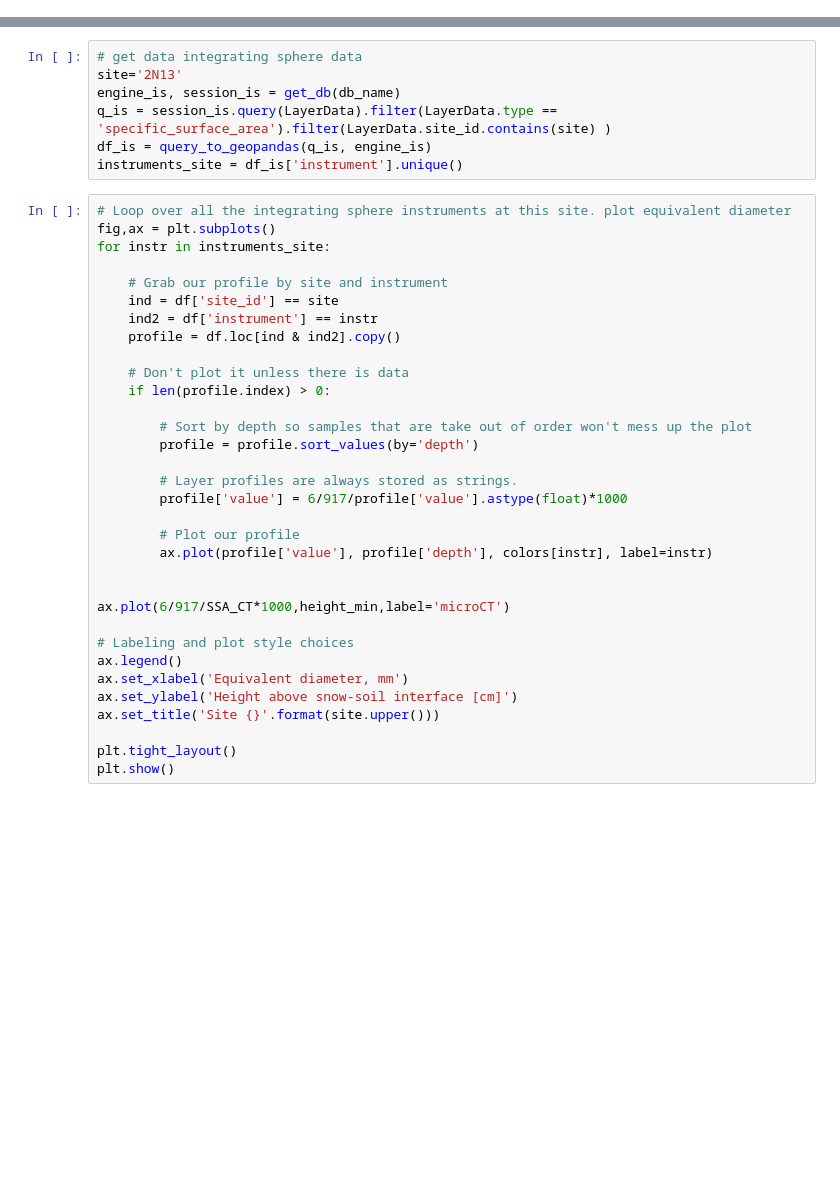
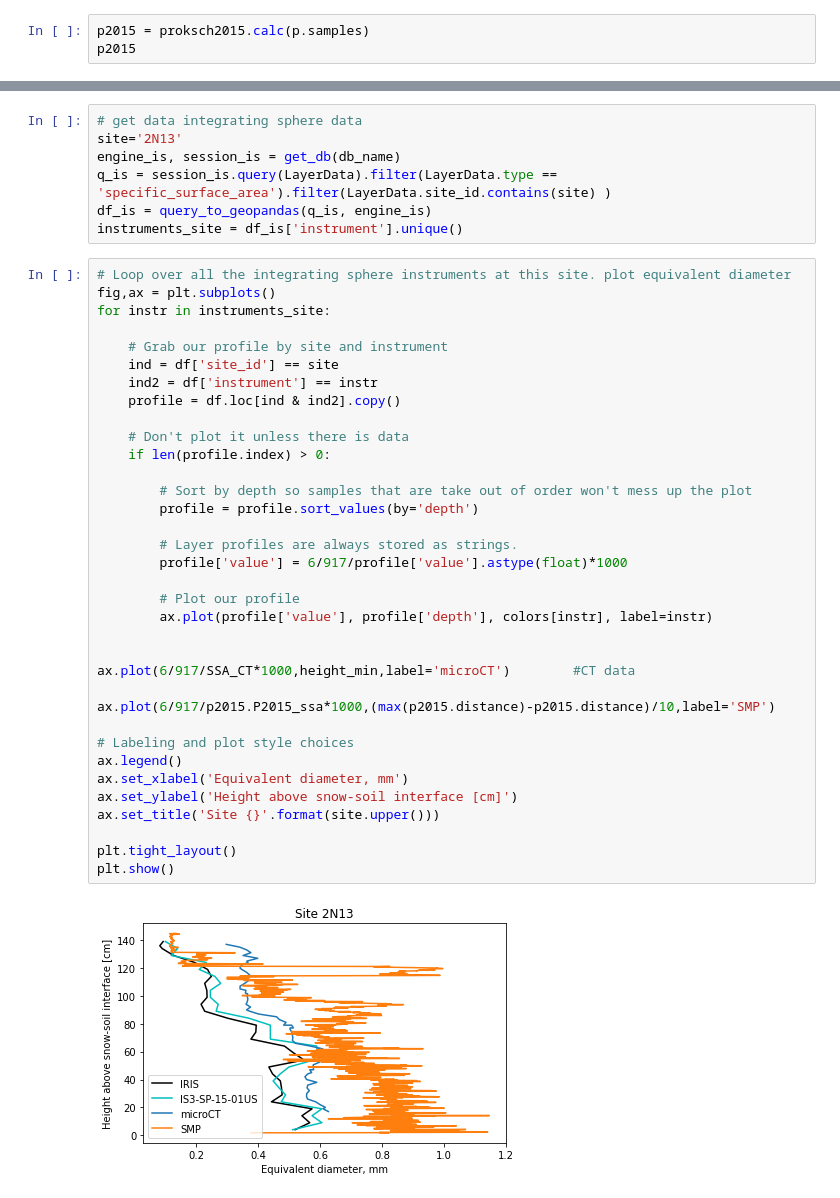
Before and after one commit to snowex-hackweek/website-2021, a Jupyter notebook: book/tutorials/microstructure/microstructure-tutorial.ipynb, the cells around one changed output, grey strips where cells are left out. Drawn from its saved outputs; the diff is of its cells as text; blank space fills up the shorter version.

```diff
--- a/book/tutorials/microstructure/microstructure-tutorial.ipynb
+++ b/book/tutorials/microstructure/microstructure-tutorial.ipynb
@@ -220,0 +218,3 @@ df_smp_final = query_to_geopandas(q_smp_final, engine_smp)
+# %%
+p2015 = proksch2015.calc(p.samples)
+p2015
@@ -238,31 +252,35 @@ instruments_site = df_is['instrument'].unique()
 fig,ax = plt.subplots()
 for instr in instruments_site:
 
     # Grab our profile by site and instrument
     ind = df['site_id'] == site
     ind2 = df['instrument'] == instr
     profile = df.loc[ind & ind2].copy()
 
     # Don't plot it unless there is data
     if len(profile.index) > 0:
 
         # Sort by depth so samples that are take out of order won't mess up the plot
         profile = profile.sort_values(by='depth')
 
         # Layer profiles are always stored as strings.
         profile['value'] = 6/917/profile['value'].astype(float)*1000
 
         # Plot our profile
         ax.plot(profile['value'], profile['depth'], colors[instr], label=instr)
 
 
-ax.plot(6/917/SSA_CT*1000,height_min,label='microCT')
+ax.plot(6/917/SSA_CT*1000,height_min,label='microCT')        #CT data
+
+ax.plot(6/917/p2015.P2015_ssa*1000,(max(p2015.distance)-p2015.distance)/10,label='SMP')
 
 # Labeling and plot style choices
 ax.legend()
 ax.set_xlabel('Equivalent diameter, mm')
 ax.set_ylabel('Height above snow-soil interface [cm]')
 ax.set_title('Site {}'.format(site.upper()))
 
 plt.tight_layout()
 plt.show()
+# %% [output]
+[figure, added]
```
Also changed, not shown: parts of 10 cells of this notebook, 4 other files.
